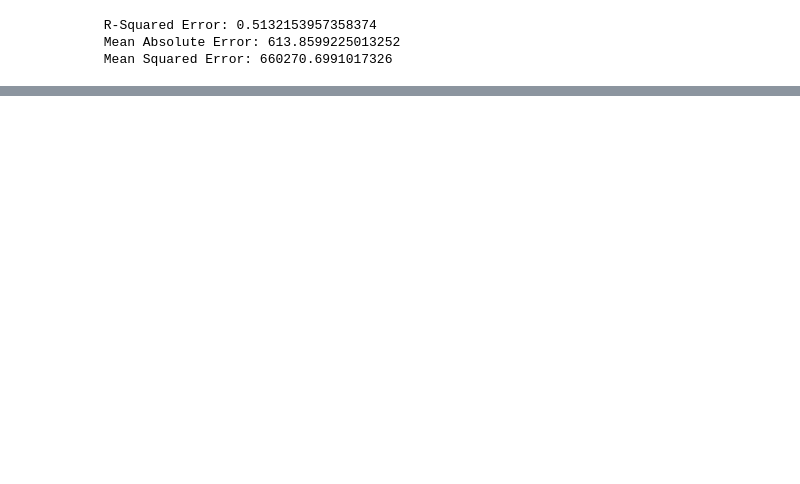
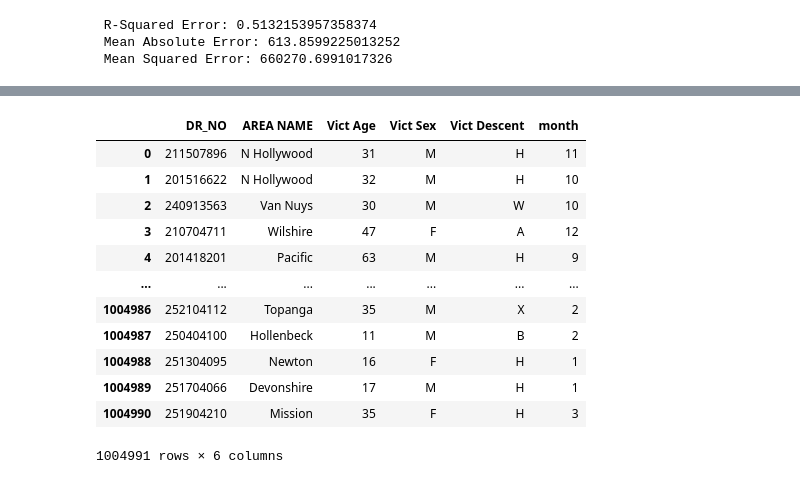
Before and after one commit to smusab9152/LA_Crime, a Jupyter notebook: Regression_Models.ipynb, the cells around one changed output, grey strips where cells are left out. Cells and saved outputs as stored; diff of their text form; code cells hidden in the pictures; blank space fills up the shorter version.

```diff
--- a/Regression_Models.ipynb
+++ b/Regression_Models.ipynb
@@ -222,0 +272,4 @@ print(f" R-Squared Error: {r2}\n",f"Mean Absolute Error: {mae}\n", f"Mean Square
+# %%
+random_forest_data = data[["DR_NO","AREA NAME","Vict Age","Vict Sex", "Vict Descent"]]
+random_forest_data['month'] = one_reg_data["month"]
+random_forest_data.info()
@@ -222,0 +305,16 @@ print(f" R-Squared Error: {r2}\n",f"Mean Absolute Error: {mae}\n", f"Mean Square
+# %%
+random_forest_data
+# %% [output]
+|  | DR_NO | AREA NAME | Vict Age | Vict Sex | Vict Descent | month |
+| 0 | 211507896 | N Hollywood | 31 | M | H | 11 |
+| 1 | 201516622 | N Hollywood | 32 | M | H | 10 |
+| 2 | 240913563 | Van Nuys | 30 | M | W | 10 |
+| 3 | 210704711 | Wilshire | 47 | F | A | 12 |
+| 4 | 201418201 | Pacific | 63 | M | H | 9 |
+| ... | ... | ... | ... | ... | ... | ... |
+| 1004986 | 252104112 | Topanga | 35 | M | X | 2 |
+| 1004987 | 250404100 | Hollenbeck | 11 | M | B | 2 |
+| 1004988 | 251304095 | Newton | 16 | F | H | 1 |
+| 1004989 | 251704066 | Devonshire | 17 | M | H | 1 |
+| 1004990 | 251904210 | Mission | 35 | F | H | 3 |
+1004991 rows × 6 columns
```
Also changed, not shown: parts of 62 cells of this notebook, 4 other files.
